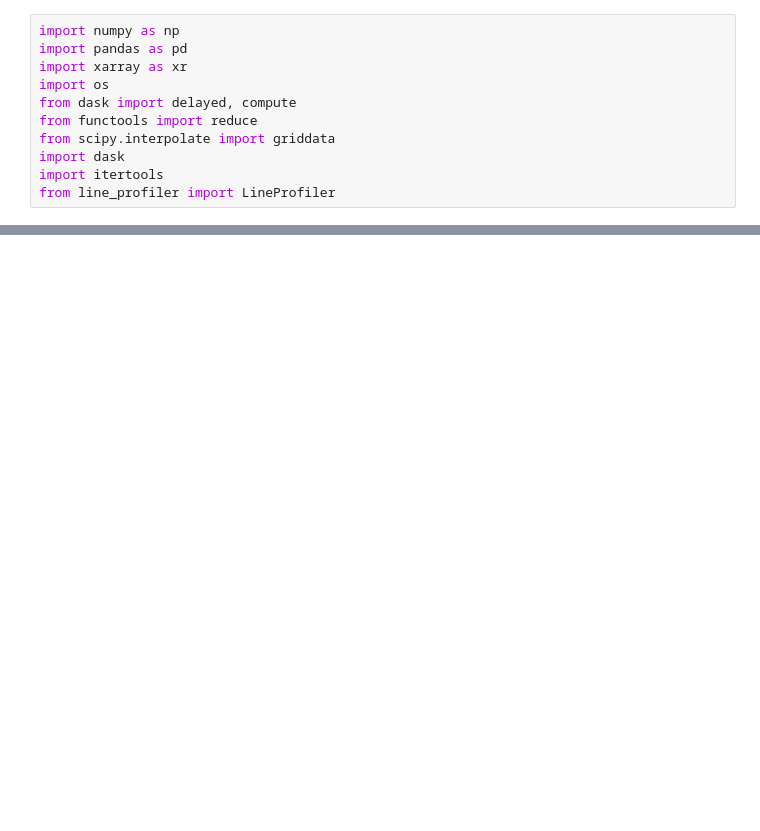
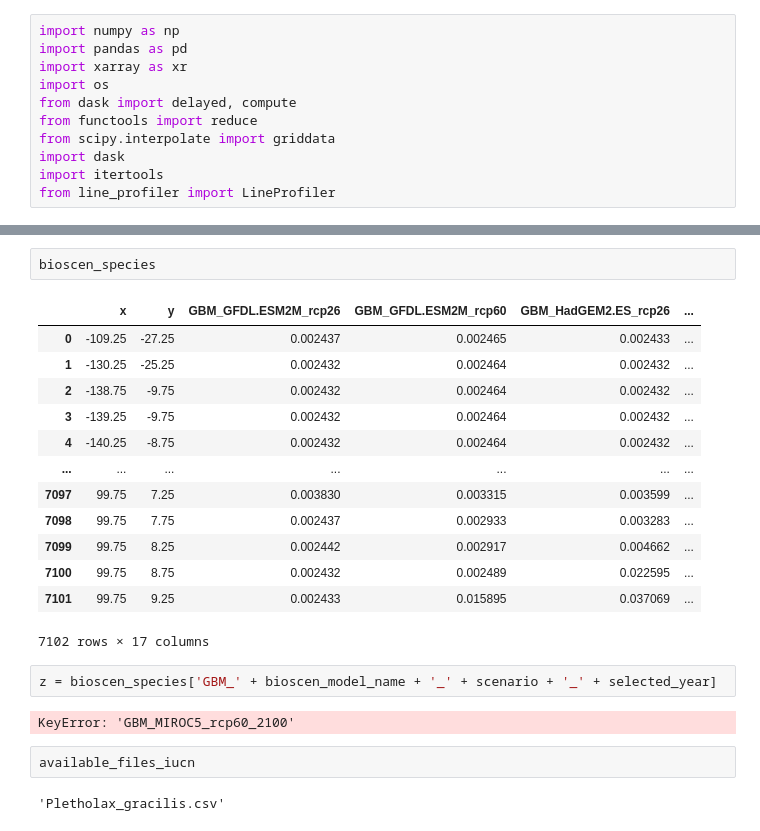
Before and after one commit to wyssacademy-unibe-ch/climate_Hari_etal_BioscenComb, a Jupyter notebook: Untitled.ipynb, the cells around one changed output, grey strips where cells are left out. Saved outputs shown, nothing was run; the diff lists cells and outputs as text; blank space fills up the shorter version.

```diff
--- a/Untitled.ipynb
+++ b/Untitled.ipynb
@@ -173,0 +220,24 @@ def my_function():
+# %%
+bioscen_species
+# %% [output]
+|  | x | y | GBM_GFDL.ESM2M_rcp26 | GBM_GFDL.ESM2M_rcp60 | GBM_HadGEM2.ES_rcp26 | ... |
+| 0 | -109.25 | -27.25 | 0.002437 | 0.002465 | 0.002433 | ... |
+| 1 | -130.25 | -25.25 | 0.002432 | 0.002464 | 0.002432 | ... |
+| 2 | -138.75 | -9.75 | 0.002432 | 0.002464 | 0.002432 | ... |
+| 3 | -139.25 | -9.75 | 0.002432 | 0.002464 | 0.002432 | ... |
+| 4 | -140.25 | -8.75 | 0.002432 | 0.002464 | 0.002432 | ... |
+| ... | ... | ... | ... | ... | ... | ... |
+| 7097 | 99.75 | 7.25 | 0.003830 | 0.003315 | 0.003599 | ... |
+| 7098 | 99.75 | 7.75 | 0.002437 | 0.002933 | 0.003283 | ... |
+| 7099 | 99.75 | 8.25 | 0.002442 | 0.002917 | 0.004662 | ... |
+| 7100 | 99.75 | 8.75 | 0.002432 | 0.002489 | 0.022595 | ... |
+| 7101 | 99.75 | 9.25 | 0.002433 | 0.015895 | 0.037069 | ... |
+7102 rows × 17 columns
+# %%
+z = bioscen_species['GBM_' + bioscen_model_name + '_' + scenario + '_' + selected_year]
+# %% [output]
+KeyError: 'GBM_MIROC5_rcp60_2100'
+# %%
+available_files_iucn
+# %% [output]
+'Pletholax_gracilis.csv'
```
Also changed, not shown: parts of 5 cells of this notebook, 1 other file.
